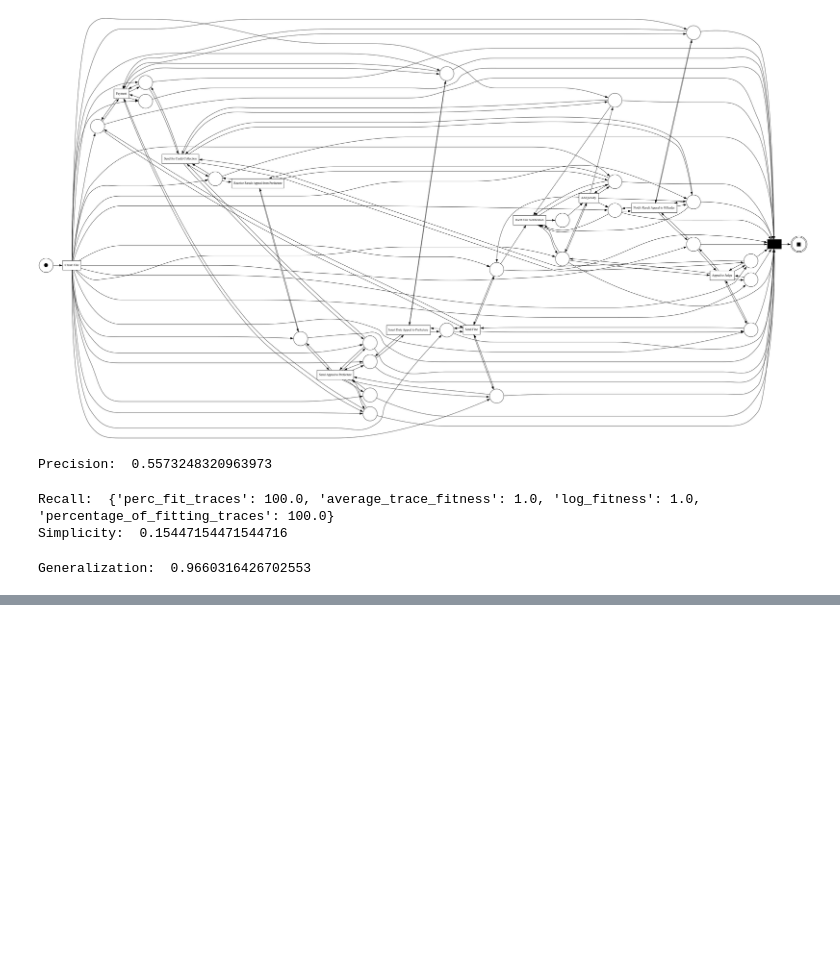
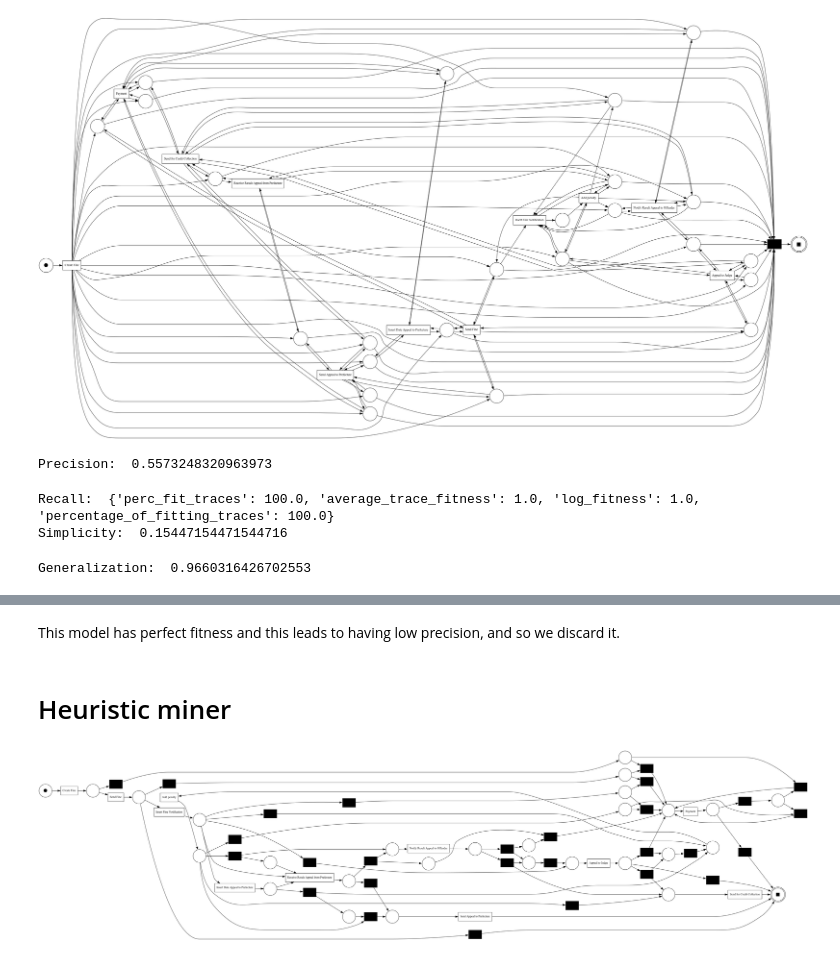
Before and after one commit to Ale-Dili/Progetto_BIS, a Jupyter notebook: process_discovery.ipynb, the cells around one changed output, grey strips where cells are left out. Drawn from its saved outputs; the diff is of its cells as text; code cells hidden in the pictures; blank space fills up the shorter version.

Commit message:
alignment, conclusion

```diff
--- a/process_discovery.ipynb
+++ b/process_discovery.ipynb
@@ -106,3 +70,0 @@ print("Alignment metrics")
-# %%
-fitness_alignments = pm4py.fitness_alignments(log_df, net_ind, im_ind, fm_ind, activity_key='concept:name', case_id_key='case:concept:name', timestamp_key='time:timestamp')
-print("Fitness: ",fitness_alignments)
@@ -156,0 +121,13 @@ Generalization:  0.9660316426702553
+# %% [markdown]
+This model has perfect fitness and this leads to having low precision, and so we discard it.
+# %% [markdown]
+# Heuristic miner
+# %%
+net_heu, im_heu, fm_heu = pm4py.discover_petri_net_heuristics(log_df,
+                                                              activity_key='concept:name',
+                                                              case_id_key='case:concept:name',
+                                                              timestamp_key='time:timestamp',
+                                                              )
+pm4py.view_petri_net(net_heu, im_heu, fm_heu, format='png')
+# %% [output]
+[figure, added]
```
Also changed, not shown: parts of 30 cells of this notebook, 1 other file.
